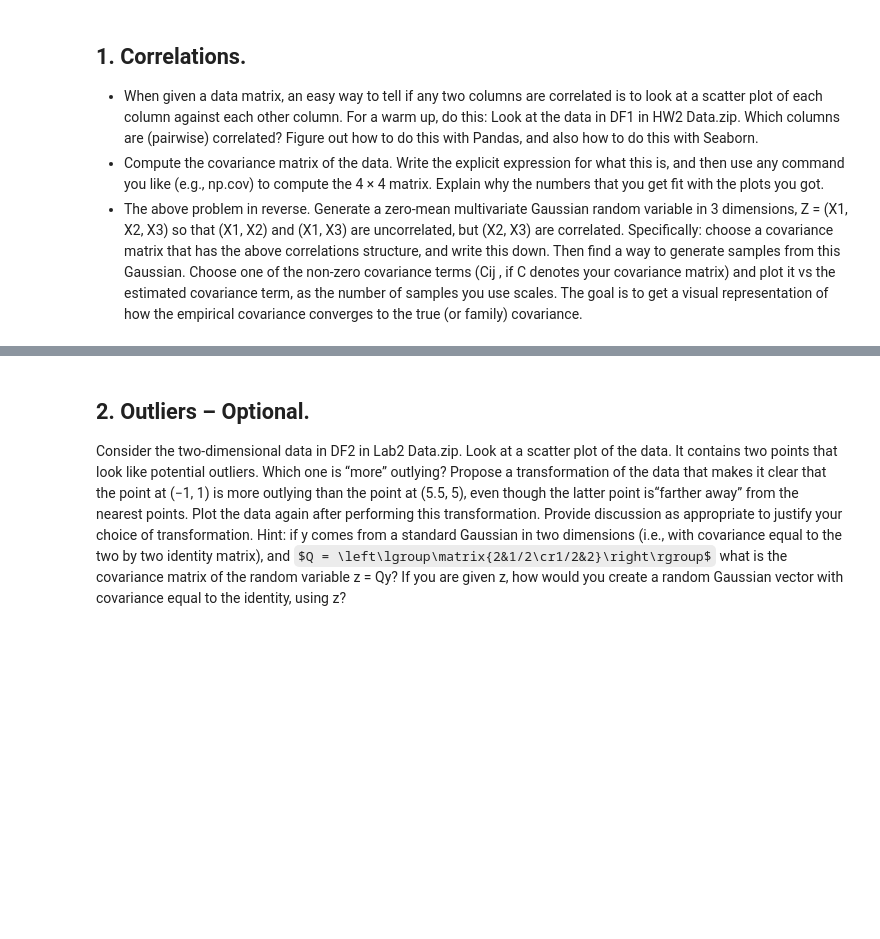
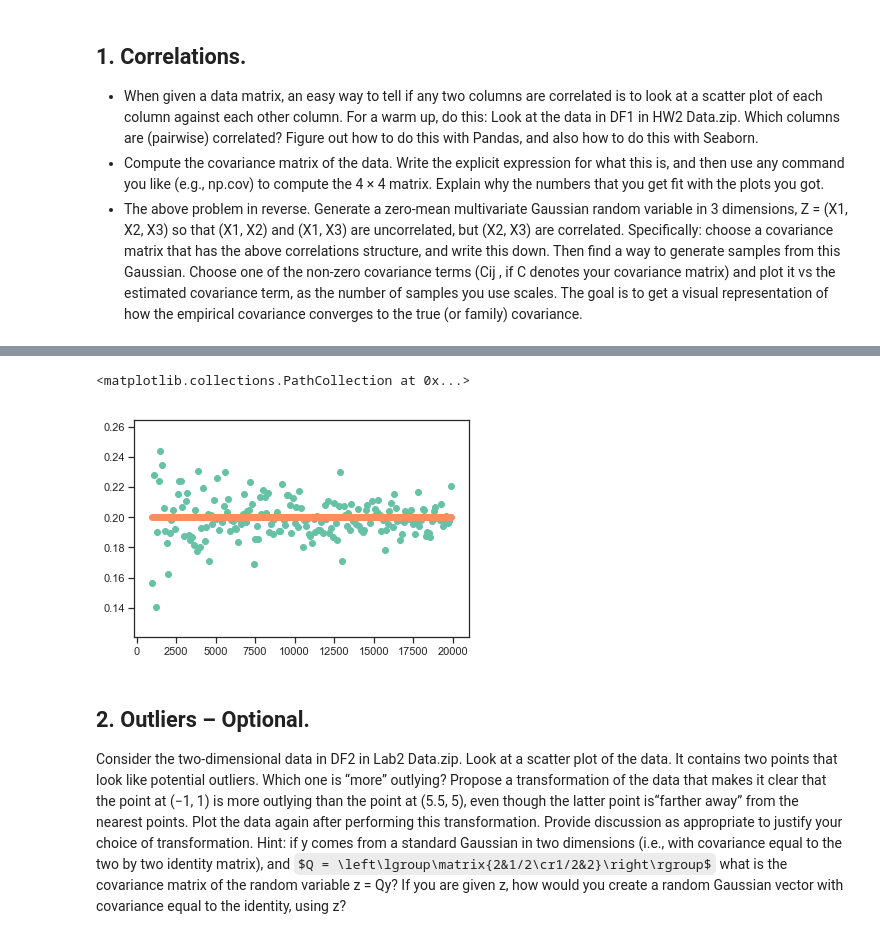
Before and after one commit to smitches/Business-Data-Science, a Jupyter notebook: HW2/HW2.ipynb, the cells around one changed output, grey strips where cells are left out. Drawn from its saved outputs; the diff is of its cells as text; code cells hidden in the pictures; some formulas as TeX source; blank space fills up the shorter version.

```diff
--- a/HW2/HW2.ipynb
+++ b/HW2/HW2.ipynb
@@ -17,3 +73,20 @@ covariance converges to the true (or family) covariance.
+# %%
+#1-3
+mean = [0, 0, 0]
+cov = [[1, 0, 0], [0, 1, 0.2], [0, 0.2, 1]]
+values = []
+estvalues = []
+for i in range(1000,20000,100):
+    sample = np.random.multivariate_normal(mean, cov, i).T
+    samplecov = np.cov(sample)
+    values.append((i, samplecov[1,2]))
+    estvalues.append((i, cov[1][2]))
+
+plt.scatter(*zip(*values))
+plt.scatter(*zip(*estvalues))
+# %% [output]
+<matplotlib.collections.PathCollection at 0x...>
+[figure, added]
 # %% [markdown]
 ## 2. Outliers – Optional.
 Consider the two-dimensional data in DF2 in Lab2 Data.zip. Look at
```
Also changed, not shown: parts of 16 cells of this notebook.
